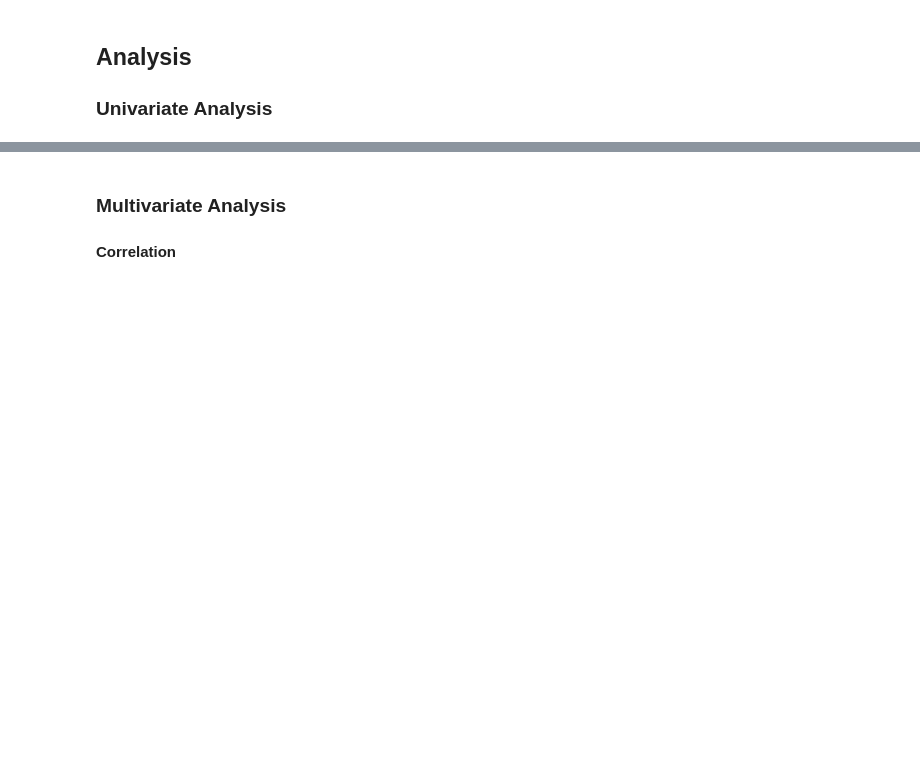
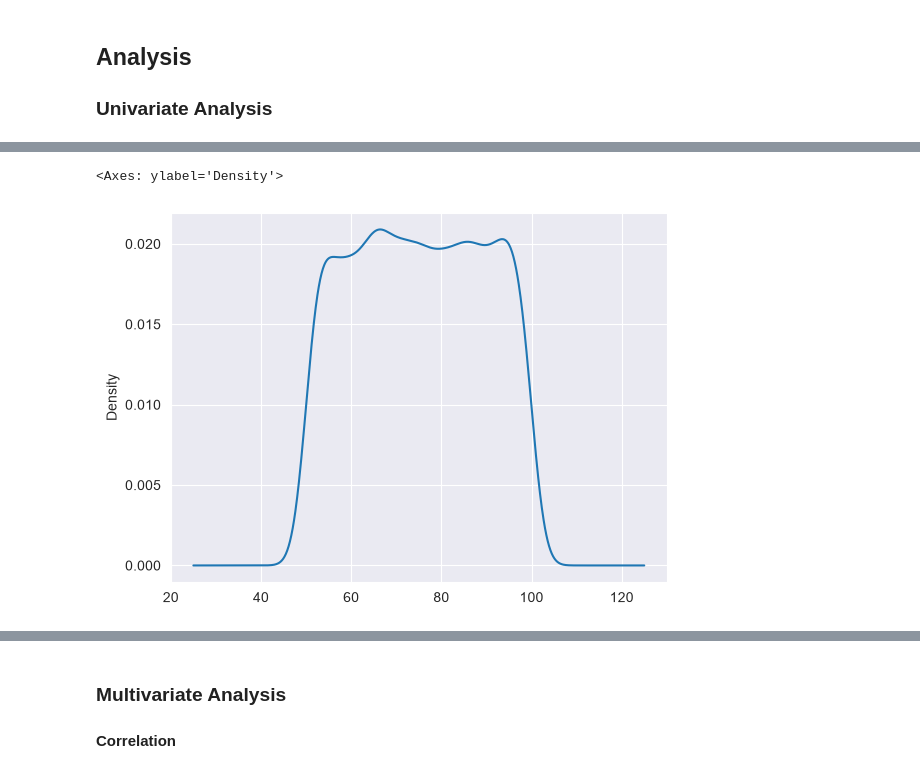
Before and after one commit to Wilbnil/Prakmas-2026, a Jupyter notebook: Oblig 1/Training and Evaluating Baseline Models.ipynb, the cells around one changed output, grey strips where cells are left out. Drawn from its saved outputs; the diff is of its cells as text; code cells hidden in the pictures; blank space fills up the shorter version.

Commit message:
Added box plots and an example of KDE

```diff
--- a/Oblig 1/Training and Evaluating Baseline Models.ipynb
+++ b/Oblig 1/Training and Evaluating Baseline Models.ipynb
@@ -328,0 +349,5 @@ student_dataset[['Previous_Scores', 'Exam_Score']].hist()
+# %%
+student_dataset['Previous_Scores'].plot.kde()
+# %% [output]
+<Axes: ylabel='Density'>
+[figure, added]
```
Also changed, not shown: parts of 7 cells of this notebook.
